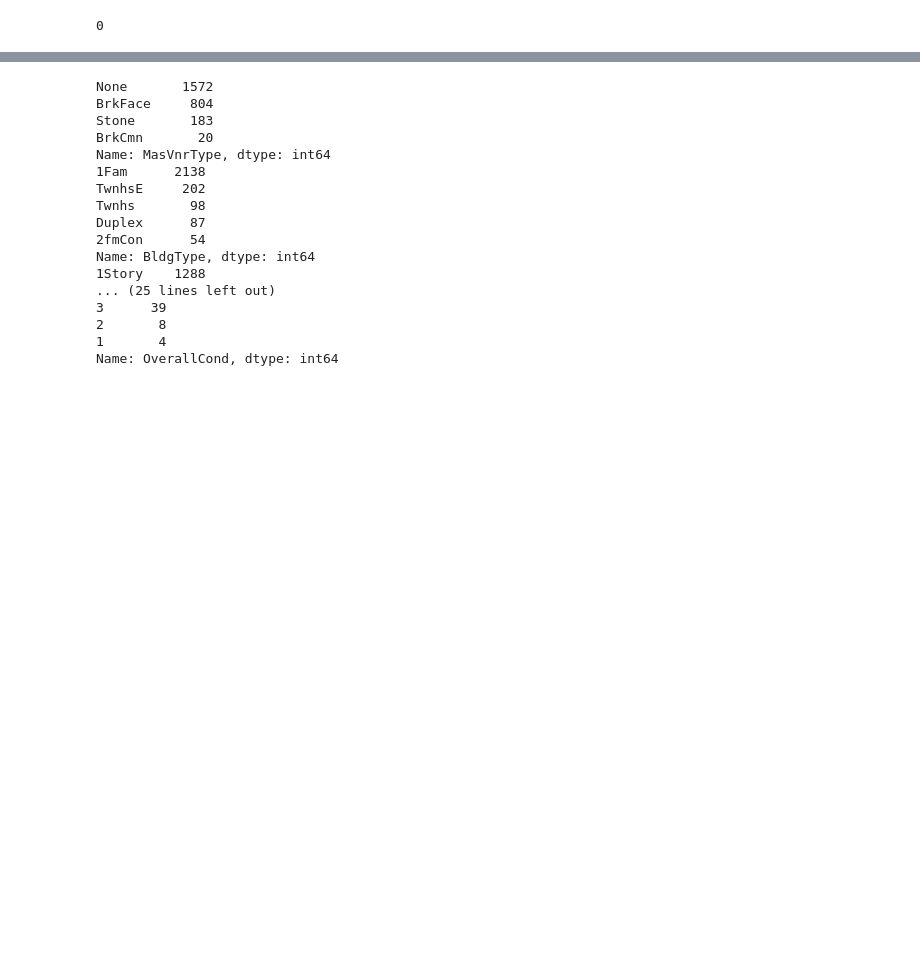
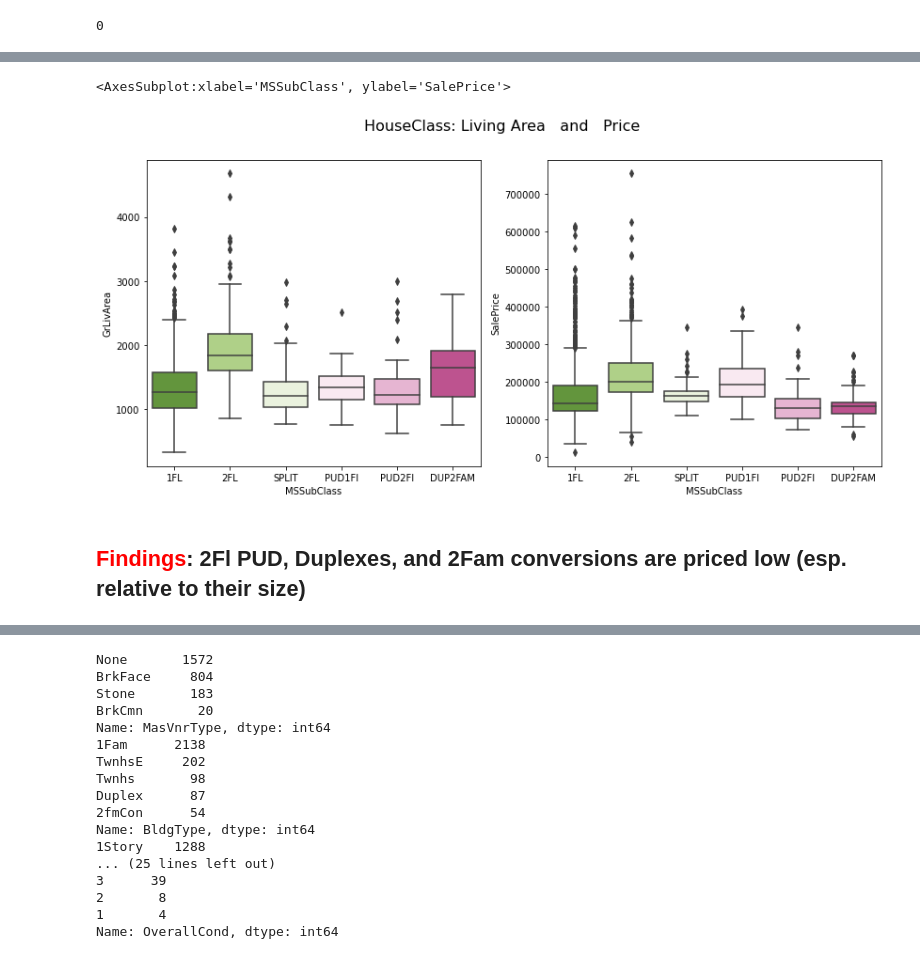
Before and after one commit to dnie44/nycdatascience_ML_project, a Jupyter notebook: daniel/2_EDA_land_general_size_feats.ipynb, the cells around one changed output, grey strips where cells are left out. Drawn from its saved outputs; the diff is of its cells as text; code cells hidden in the pictures; blank space fills up the shorter version.

```diff
--- a/daniel/2_EDA_land_general_size_feats.ipynb
+++ b/daniel/2_EDA_land_general_size_feats.ipynb
@@ -154,0 +209,16 @@ general.MasVnrType.isna().sum() + general.MasVnrArea.isna().sum()
+# %%
+conv_dict = {}
+for k in [20,30,40,45,50]:
+    conv_dict[k] = '1FL'
+for k in [60,70,75]:
+    conv_dict[k] = '2FL'
+for k in [80,85]:
+    conv_dict[k] = 'SPLIT'
+for k in [120,150]:
+    conv_dict[k] = 'PUD1Fl'
+for k in [160,180]:
+    conv_dict[k] = 'PUD2Fl'
+for k in [90,190]:
+    conv_dict[k] = 'DUP2FAM'
+
+general.loc[:,'MSSubClass'] = general.loc[:,'MSSubClass'].apply(lambda r: conv_dict[r])
@@ -154,0 +235,13 @@ general.MasVnrType.isna().sum() + general.MasVnrArea.isna().sum()
+# %%
+#Plot NEW HouseClass
+sns.set_palette('PiYG_r')
+fig, (ax1, ax2) = plt.subplots(1, 2, figsize=(14,6))
+fig.suptitle('HouseClass: Living Area   and   Price', size=16)
+
+sns.boxplot(ax=ax1,x=general.MSSubClass, y=data.GrLivArea)
+sns.boxplot(ax=ax2,x=general.MSSubClass, y=y)
+# %% [output]
+<AxesSubplot:xlabel='MSSubClass', ylabel='SalePrice'>
+[figure, added]
+# %% [markdown]
+## <span style="color:red">Findings</span>: 2Fl PUD, Duplexes, and 2Fam conversions are priced low (esp. relative to their size)
```
Also changed, not shown: parts of 16 cells of this notebook.
